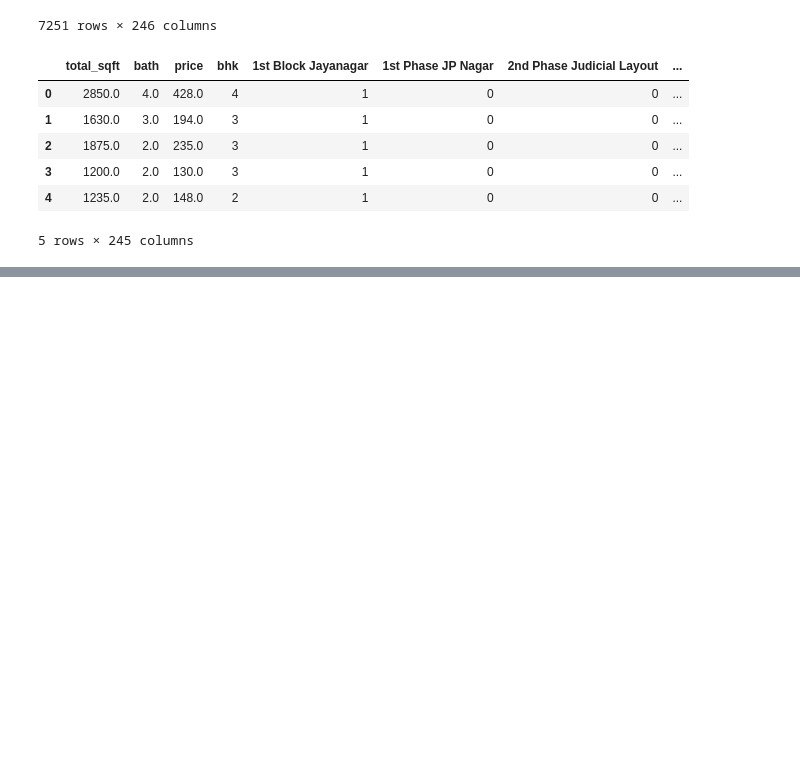
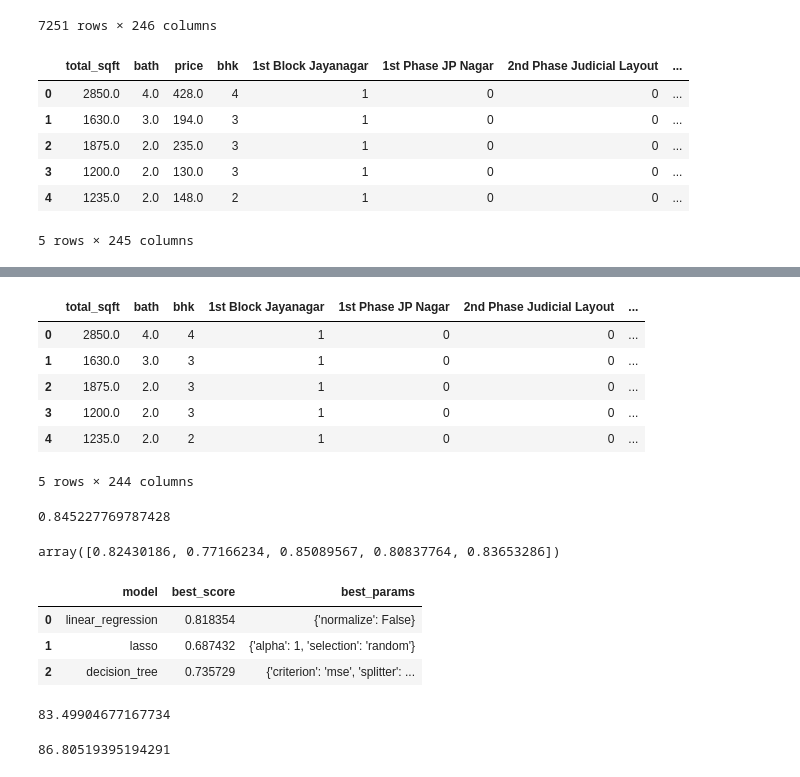
Before and after one commit to Srinjay-hack/bengaluru_house_prediction, a Jupyter notebook: Bengaluru House price data.ipynb, the cells around one changed output, grey strips where cells are left out. Saved outputs shown, nothing was run; the diff lists cells and outputs as text; code cells hidden in the pictures; blank space fills up the shorter version.

```diff
--- a/Bengaluru House price data.ipynb
+++ b/Bengaluru House price data.ipynb
@@ -6,7 +6,7 @@ from matplotlib import pyplot as plt
 import matplotlib
 matplotlib.rcParams["figure.figsize"]=(20,10)
 # %%
-df1=pd.read_csv("datasets/Bengaluru_House_Data.csv")
+df1=pd.read_csv("Bengaluru_House_Data.csv")
 df1.head()
 # %% [output]
 |  | area_type | availability | location | size | society | total_sqft | bath | balcony | price |
@@ -500,0 +517,11 @@ df12.head()
+# %%
+X=df12.drop('price',axis='columns')
+X.head()
+# %% [output]
+|  | total_sqft | bath | bhk | 1st Block Jayanagar | 1st Phase JP Nagar | 2nd Phase Judicial Layout | ... |
+| 0 | 2850.0 | 4.0 | 4 | 1 | 0 | 0 | ... |
+| 1 | 1630.0 | 3.0 | 3 | 1 | 0 | 0 | ... |
+| 2 | 1875.0 | 2.0 | 3 | 1 | 0 | 0 | ... |
+| 3 | 1200.0 | 2.0 | 3 | 1 | 0 | 0 | ... |
+| 4 | 1235.0 | 2.0 | 2 | 1 | 0 | 0 | ... |
+5 rows × 244 columns
@@ -500,0 +531,13 @@ df12.head()
+# %%
+from sklearn.linear_model import LinearRegression
+lr_clf=LinearRegression()
+lr_clf.fit(X_train,y_train)
+lr_clf.score(X_test,y_test)
+# %% [output]
+0.845227769787428
+# %%
+from sklearn.model_selection import ShuffleSplit,cross_val_score
+cv=ShuffleSplit(n_splits=5,test_size=0.2,random_state=0)
+cross_val_score(LinearRegression(),X,y,cv=cv)
+# %% [output]
+array([0.82430186, 0.77166234, 0.85089567, 0.80837764, 0.83653286])
@@ -500,0 +550,43 @@ df12.head()
+# %%
+def find_best_model_using_gridsearchcv(X,y):
+    algos = {
+        'linear_regression' : {
+            'model': LinearRegression(),
+            'params': {
+                'normalize': [True, False]
+            }
+        },
+        'lasso': {
+            'model': Lasso(),
+            'params': {
+                'alpha': [1,2],
+                'selection': ['random', 'cyclic']
+            }
+        },
+        'decision_tree': {
+            'model': DecisionTreeRegressor(),
+            'params': {
+                'criterion' : ['mse','friedman_mse'],
+                'splitter': ['best','random']
+            }
+        }
+    }
+    scores = []
+    cv = ShuffleSplit(n_splits=5, test_size=0.2, random_state=0)
+    for algo_name, config in algos.items():
+        gs =  GridSearchCV(config['model'], config['params'], cv=cv, return_train_score=False)
+        gs.fit(X,y)
+        scores.append({
+            'model': algo_name,
+            'best_score': gs.best_score_,
+            'best_params': gs.best_params_
+        })
+
+    return pd.DataFrame(scores,columns=['model','best_score','best_params'])
+
+find_best_model_using_gridsearchcv(X,y)
+# %% [output]
+|  | model | best_score | best_params |
+| 0 | linear_regression | 0.818354 | {'normalize': False} |
+| 1 | lasso | 0.687432 | {'alpha': 1, 'selection': 'random'} |
+| 2 | decision_tree | 0.735729 | {'criterion': 'mse', 'splitter': ... |
@@ -500,0 +603,8 @@ df12.head()
+# %%
+predict_price('1st Phase JP Nagar',1000, 2, 2)
+# %% [output]
+83.49904677167734
+# %%
+predict_price('1st Phase JP Nagar',1000, 3, 3)
+# %% [output]
+86.80519395194291
```
Also changed, not shown: parts of 8 cells of this notebook, 10 other files.
